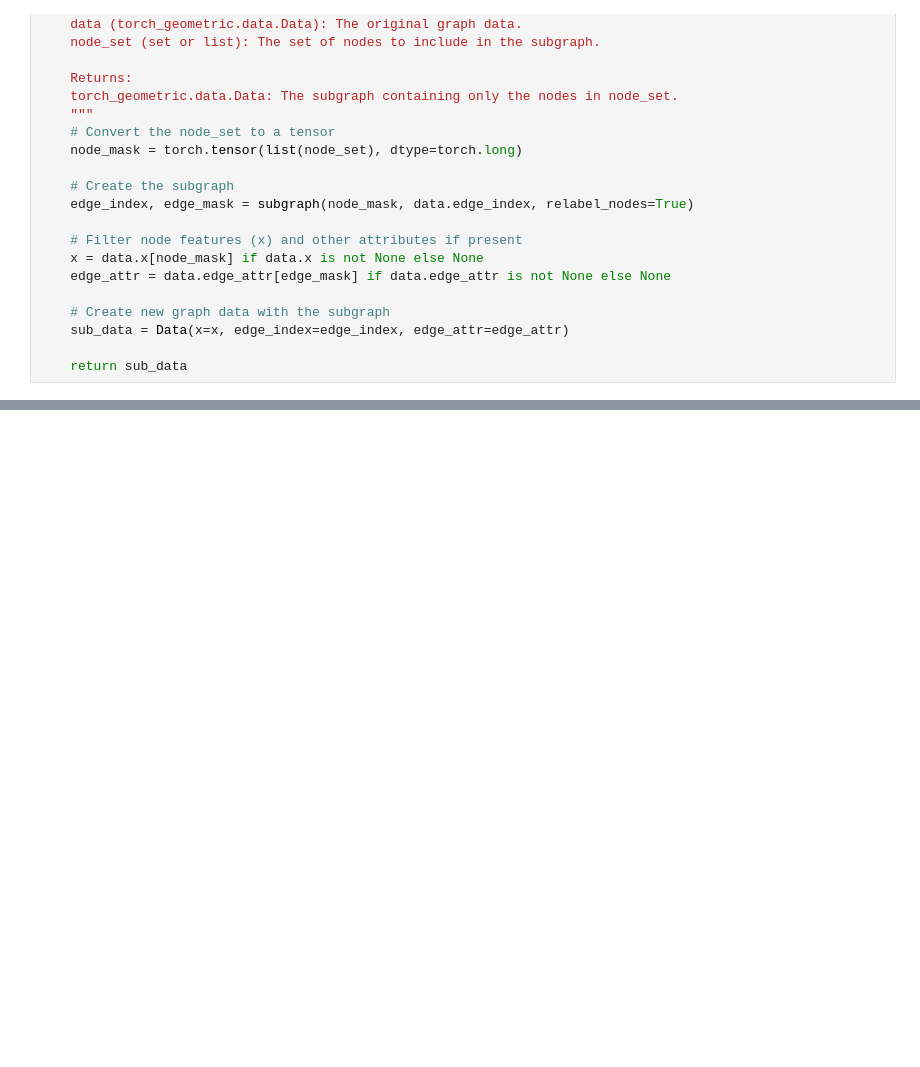
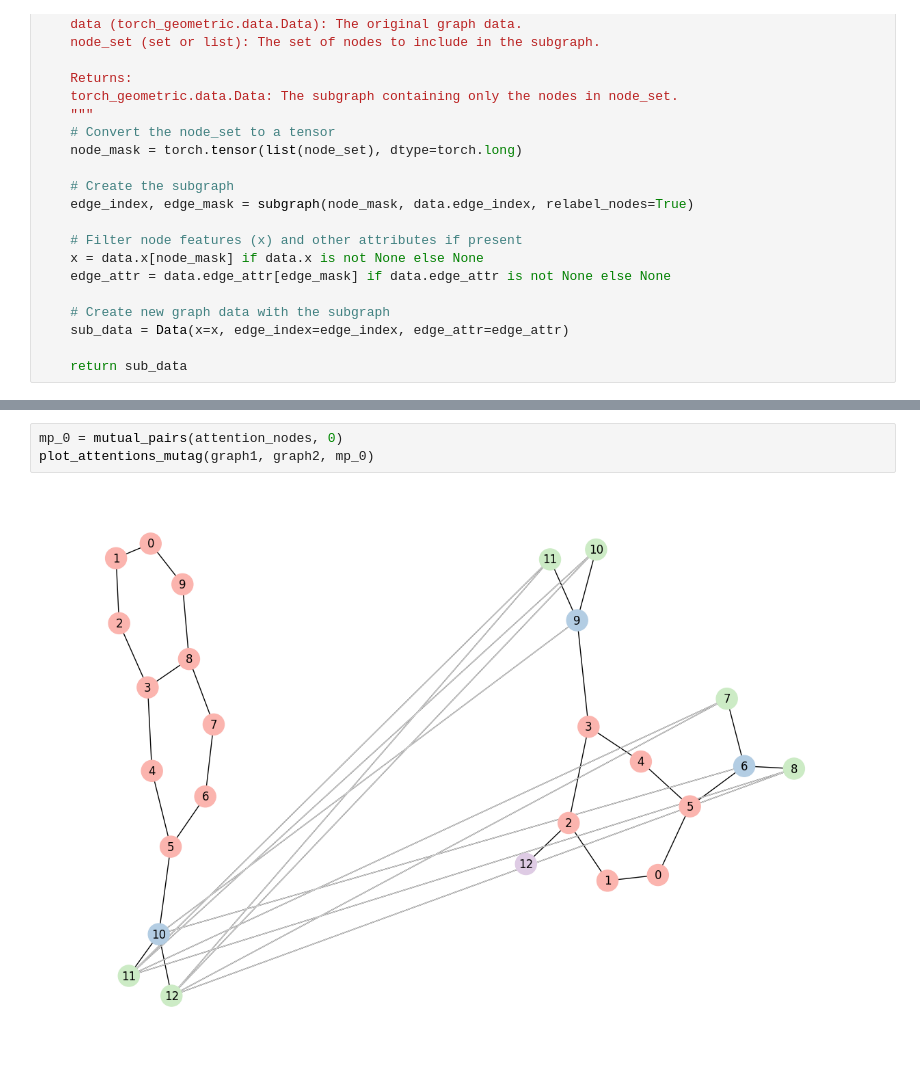
Before and after one commit to tsimiho/gmn, a Jupyter notebook: mcs_notebook.ipynb, the cells around one changed output, grey strips where cells are left out. Cells and saved outputs as stored; diff of their text form; blank space fills up the shorter version.

```diff
--- a/mcs_notebook.ipynb
+++ b/mcs_notebook.ipynb
@@ -309,0 +290,5 @@ print(mcs)
+# %%
+mp_0 = mutual_pairs(attention_nodes, 0)
+plot_attentions_mutag(graph1, graph2, mp_0)
+# %% [output]
+[figure, added]
```
Also changed, not shown: parts of 8 cells of this notebook, 6 other files.
